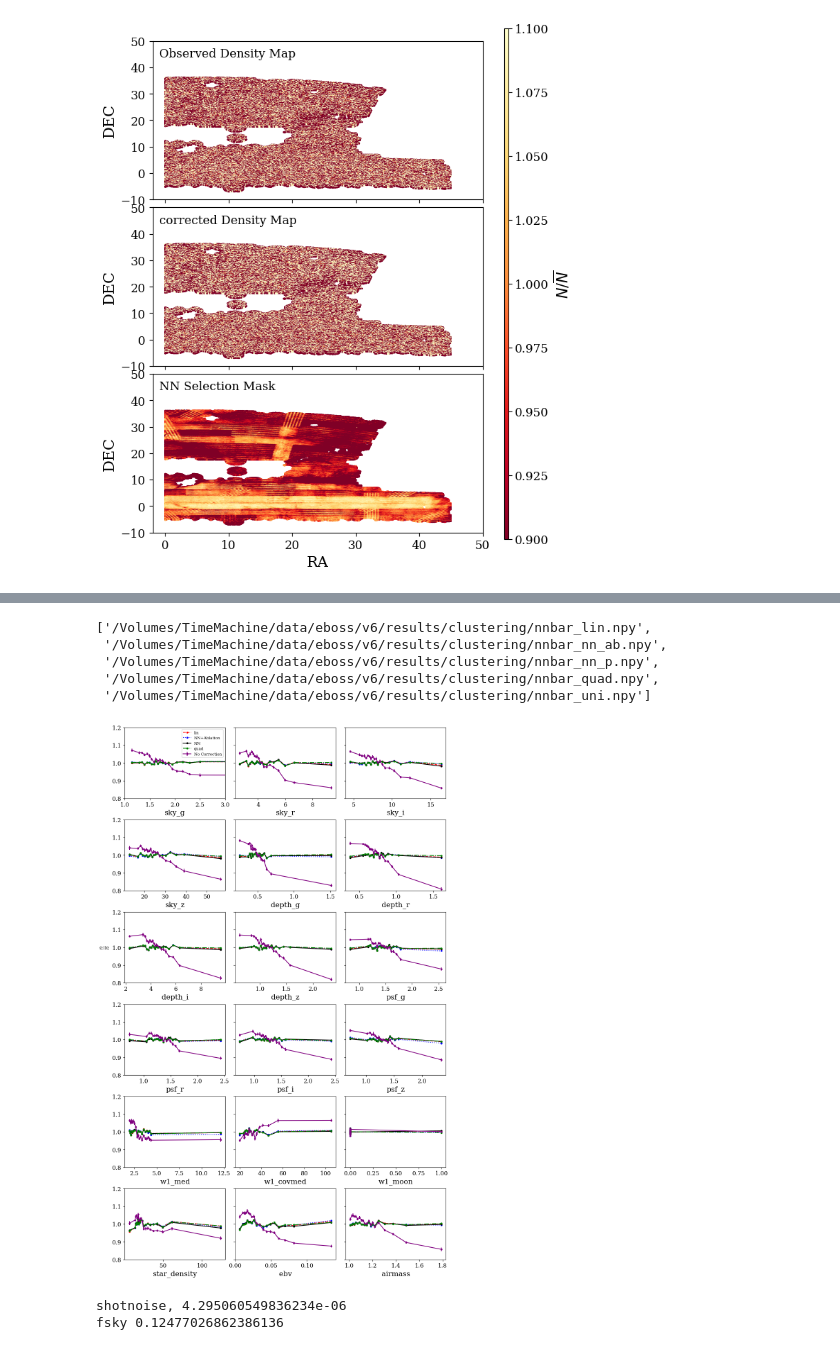
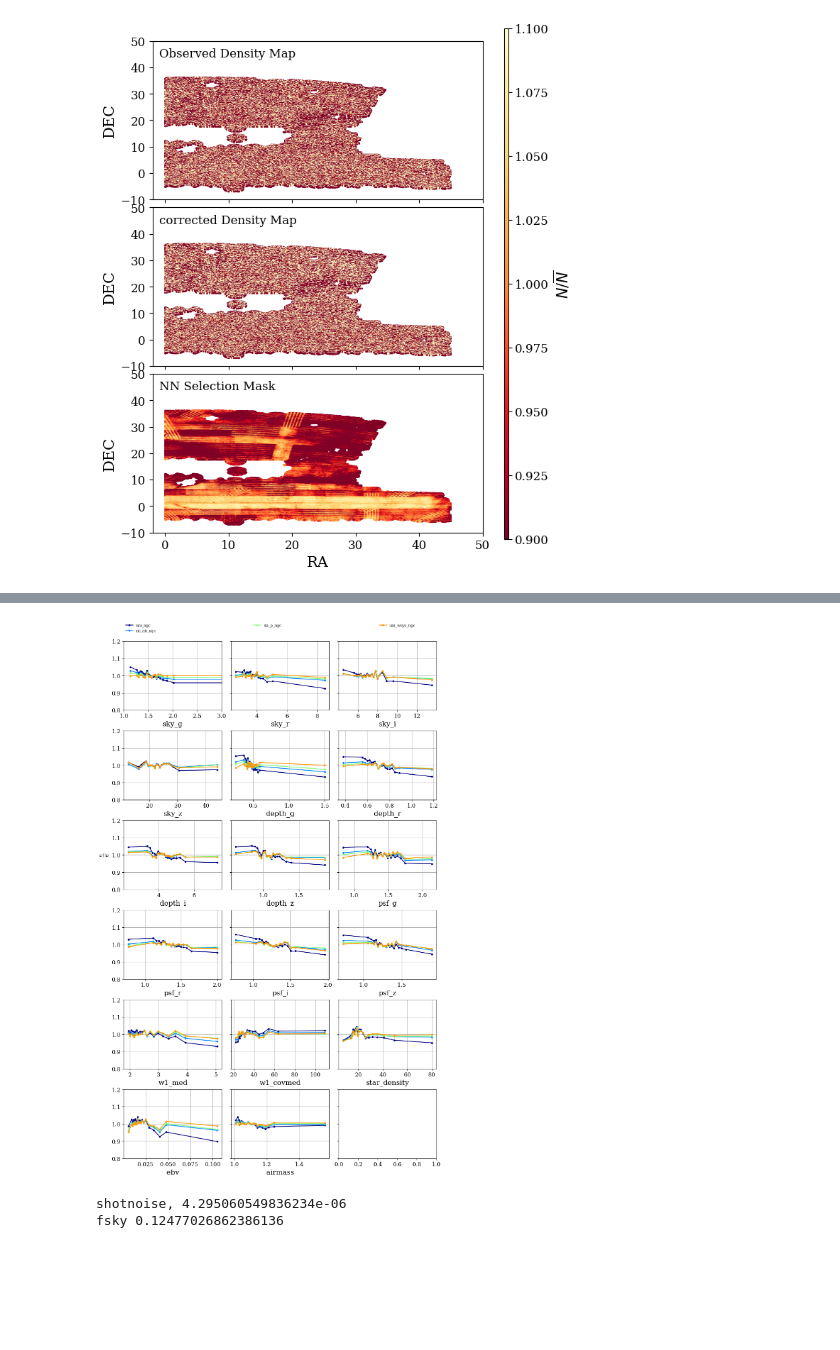
Before and after one commit to mehdirezaie/eboss, a Jupyter notebook: eBOSS_v6_2D.ipynb, the cells around one changed output, grey strips where cells are left out. Cells and saved outputs as stored; diff of their text form; code cells hidden in the pictures; blank space fills up the shorter version.

```diff
--- a/eBOSS_v6_2D.ipynb
+++ b/eBOSS_v6_2D.ipynb
@@ -32,0 +362,2 @@ home is /Users/rezaie
+# %%
+hprun = hp.read_map('/Volumes/TimeMachine/data/eboss/sysmaps/sdss_run_mean_512.fits')
@@ -32,0 +368,4 @@ home is /Users/rezaie
+# %%
+ghp = lambda cap: '/Volumes/TimeMachine/data/eboss/v6/eBOSS_QSO_clustering_'+cap+'_v6.dat.hp.512.fits'
+rhp = lambda cap: '/Volumes/TimeMachine/data/eboss/v6/eBOSS_QSO_clustering_'+cap+'_v6.ran.hp.512.fits'
+msk = lambda cap: '/Volumes/TimeMachine/data/eboss/v6/mask.'+cap+'.hp.512.fits'
@@ -32,0 +408,3 @@ home is /Users/rezaie
+# %%
+HI = ut.fixHI(nside_out=512)
+logHI = np.log10(HI)
@@ -32,0 +415,4 @@ home is /Users/rezaie
+# %%
+ghp = lambda cap: '/Volumes/TimeMachine/data/eboss/v6/eBOSS_QSO_clustering_'+cap+'_v6.dat.hp.512.fits'
+rhp = lambda cap: '/Volumes/TimeMachine/data/eboss/v6/eBOSS_QSO_clustering_'+cap+'_v6.ran.hp.512.fits'
+msk = lambda cap: '/Volumes/TimeMachine/data/eboss/v6/mask.'+cap+'.hp.512.fits'
@@ -415,13 +843,9 @@ cl_nn_p.png     cl_uni.png      nnbar_nn_p.png  xi_nn_ab.log    xi_uni.npy
-# %%
-nnbars = glob('/Volumes/TimeMachine/data/eboss/v6/results/clustering/nnbar_*.npy')
-nnbars
-# %% [output]
-['/Volumes/TimeMachine/data/eboss/v6/results/clustering/nnbar_lin.npy',
- '/Volumes/TimeMachine/data/eboss/v6/results/clustering/nnbar_nn_ab.npy',
- '/Volumes/TimeMachine/data/eboss/v6/results/clustering/nnbar_nn_p.npy',
- '/Volumes/TimeMachine/data/eboss/v6/results/clustering/nnbar_quad.npy',
- '/Volumes/TimeMachine/data/eboss/v6/results/clustering/nnbar_uni.npy']
 # %%
+nnbars = glob('/Volumes/TimeMachine/data/eboss/v6/results_ngc/clustering/nnbar_uni.npy')\
+       + glob('/Volumes/TimeMachine/data/eboss/v6/results_ngc/clustering/nnbar_nn_*.npy')\
+       + glob('/Volumes/TimeMachine/data/eboss/v6/results_ngc/clustering/nnbar_uni_wsys.npy')
+print(nnbars)
+
 mpl.rcParams.update(mpl.rcParamsDefault)
 params = {
 'axes.spines.right':True,
@@ -429,43 +853,45 @@ params = {
 'axes.labelsize': 15,
 #'text.fontsize': 8,
 'legend.fontsize': 8,
 'xtick.labelsize': 12,
 'ytick.labelsize': 12,
 'text.usetex': False,
 'figure.figsize': [4, 3],
 'font.family':'serif',
 'font.size':12
 }
 plt.rcParams.update(params)
 
 fig, ax = plt.subplots(ncols=3, nrows=6, figsize=(12, 20), sharey=True)
 plt.subplots_adjust(hspace=0.3, wspace=0.1)
 ax = ax.flatten()
 
-lt = ['lin', 'NN+Ablation', 'NN', 'quad', 'No Correction']
-cl = ['r', 'b', 'k', 'g', 'purple']
+#lt = ['lin', 'NN+Ablation', 'NN', 'quad', 'No Correction']
+#cl = ['r', 'b', 'k', 'g', 'purple']
 ls = ['--', ':', '-', '-.', '-']
+n  = len(nnbars)
+cl  = plt.cm.jet
 for j,nnbar_i in enumerate(nnbars):
     nnbar = np.load(nnbar_i).item()
+    lt = '_'.join((nnbar_i.split('/')[-1].split('.')[0][6:], nnbar_i.split('/')[6].split('_')[-1]))
     for i in range(len(nnbar['nnbar'])):
         mynnb = nnbar['nnbar'][i]
         x = 0.5*(mynnb['bin_edges'][1:]+mynnb['bin_edges'][:-1])
         y = mynnb['nnbar']
         ye = mynnb['nnbar_err']
-        if j==4:
-            ax[i].errorbar(x, y, yerr=ye,marker='.', color=cl[j], linestyle=ls[j], label=lt[j])
-        else:
-
-            ax[i].plot(x, y, marker='.', color=cl[j], linestyle=ls[j], label=lt[j])
-        if j ==4:
-            ax[0].legend()
+        ax[i].plot(x, y, marker='.', color=cl(j/n), label=lt)
+        if j ==n-1:
+            ax[0].legend(**dict(ncol=3,frameon=False,
+                 bbox_to_anchor=(0, 1.1, 3, 0.4), loc="lower left",
+                mode="expand", borderaxespad=0))
             ax[0].set_xlim(1, 3)
             ax[i].set_ylim(0.8, 1.2)
             ax[i].set_xlabel(nnbar['xlabels'][i])
+            ax[i].grid()
             if i==6:ax[i].set_ylabel(r'$\frac{n}{\overline{n}}$')
 plt.show()
 # %% [output]
-[figure, old version]
+[figure, new version]
 # %%
 kw   = dict(verbose=False)
 frac = hp.read_map('/Volumes/TimeMachine/data/eboss/v6/fracgood.hp.512.fits', **kw)
```
Also changed, not shown: parts of 35 cells of this notebook, 7 other files.
